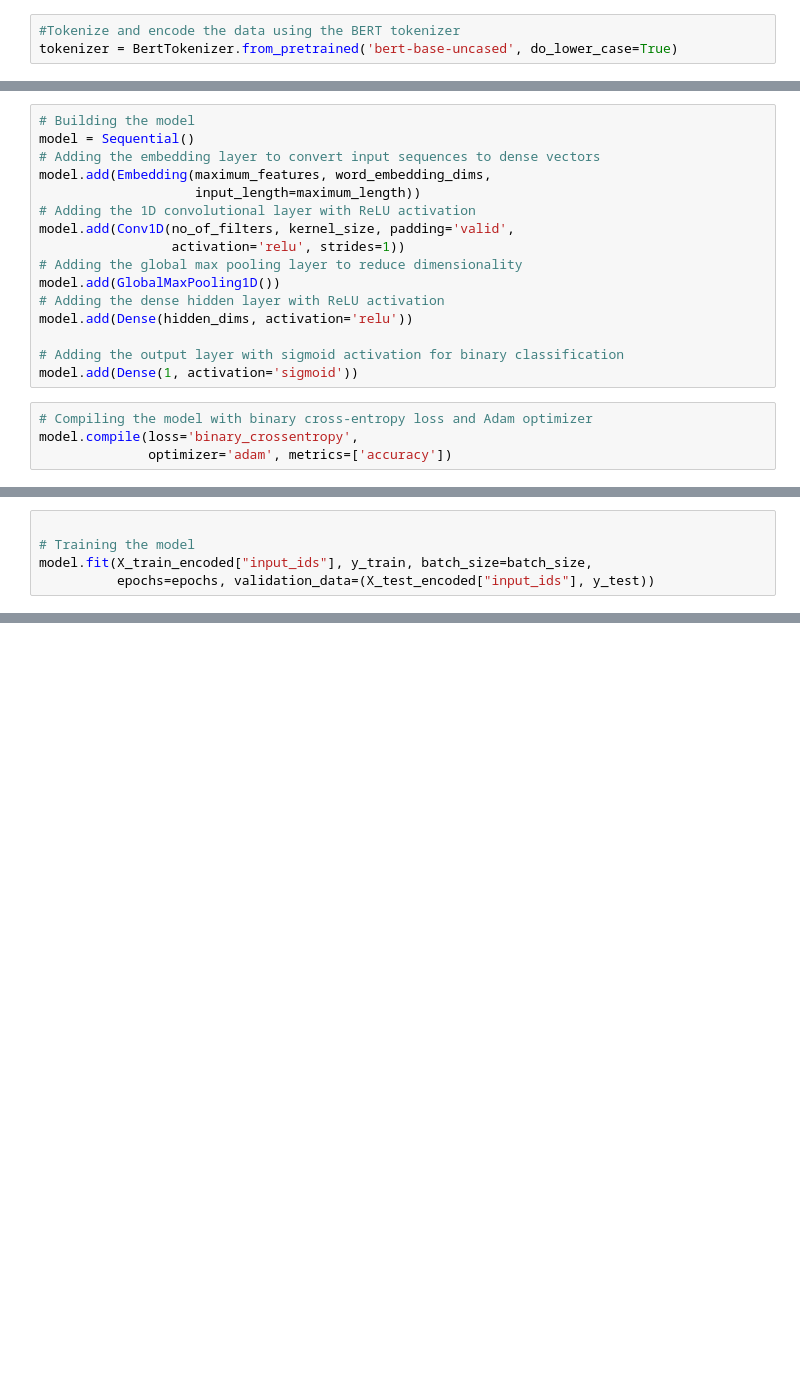
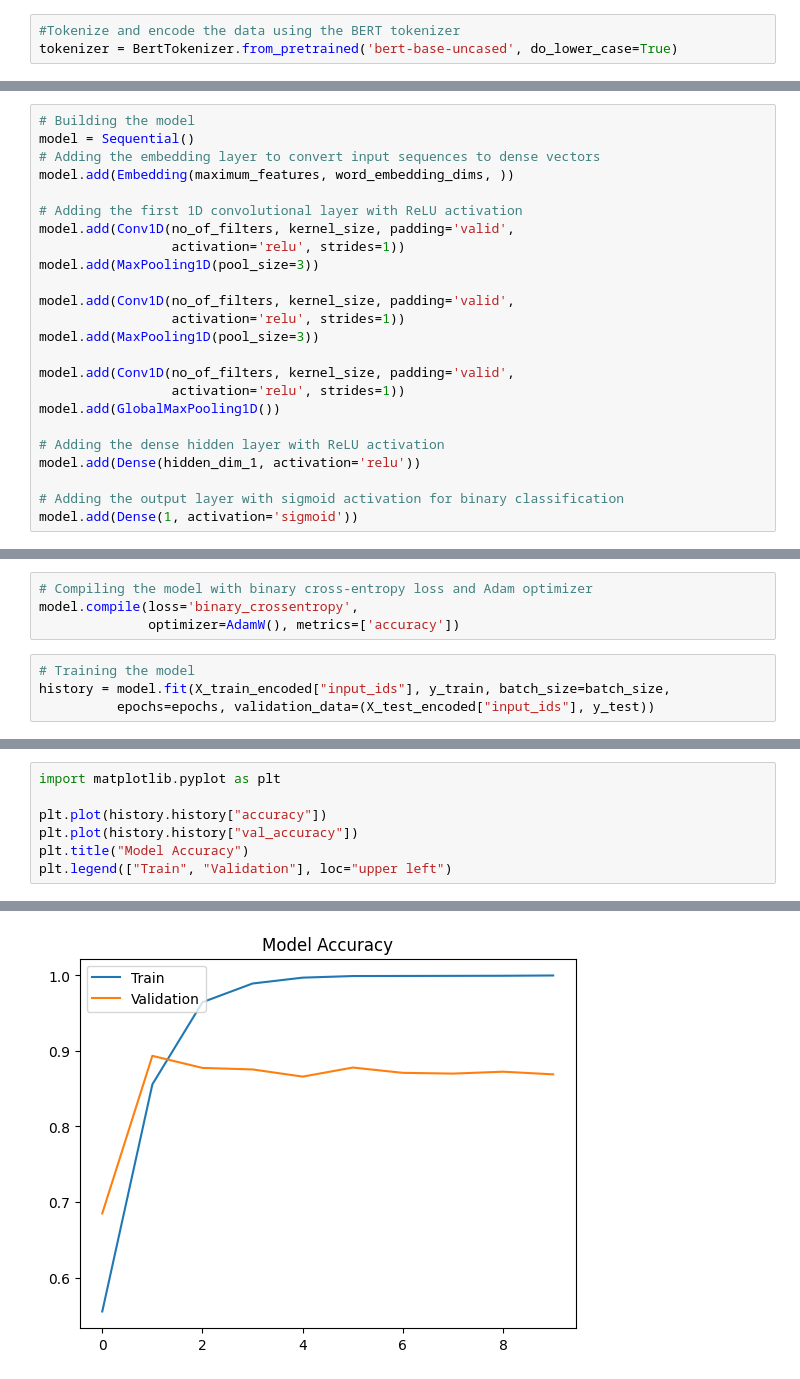
Before and after one commit to Mahasvan/MESA, a Jupyter notebook: cnn_train.ipynb, the cells around one changed output, grey strips where cells are left out. Cells and saved outputs as stored; diff of their text form; blank space fills up the shorter version.

Commit message:
train cnn model

```diff
--- a/cnn_train.ipynb
+++ b/cnn_train.ipynb
@@ -52,19 +62,23 @@ X_test_encoded = tokenizer.batch_encode_plus(
 # Building the model
 model = Sequential()
 # Adding the embedding layer to convert input sequences to dense vectors
-model.add(Embedding(maximum_features, word_embedding_dims,
-                    input_length=maximum_length))
-# Adding the 1D convolutional layer with ReLU activation
+model.add(Embedding(maximum_features, word_embedding_dims, ))
+
+# Adding the first 1D convolutional layer with ReLU activation
 model.add(Conv1D(no_of_filters, kernel_size, padding='valid',
                  activation='relu', strides=1))
-# Adding the global max pooling layer to reduce dimensionality
+model.add(MaxPooling1D(pool_size=3))
+
+model.add(Conv1D(no_of_filters, kernel_size, padding='valid',
+                 activation='relu', strides=1))
+model.add(MaxPooling1D(pool_size=3))
+
+model.add(Conv1D(no_of_filters, kernel_size, padding='valid',
+                 activation='relu', strides=1))
 model.add(GlobalMaxPooling1D())
+
 # Adding the dense hidden layer with ReLU activation
-model.add(Dense(hidden_dims, activation='relu'))
+model.add(Dense(hidden_dim_1, activation='relu'))
 
 # Adding the output layer with sigmoid activation for binary classification
 model.add(Dense(1, activation='sigmoid'))
-# %%
-# Compiling the model with binary cross-entropy loss and Adam optimizer
-model.compile(loss='binary_crossentropy',
-              optimizer='adam', metrics=['accuracy'])
@@ -71,7 +87,10 @@ model.compile(loss='binary_crossentropy',
+# %%
+# Compiling the model with binary cross-entropy loss and Adam optimizer
+model.compile(loss='binary_crossentropy',
+              optimizer=AdamW(), metrics=['accuracy'])
 # %%
-
 # Training the model
-model.fit(X_train_encoded["input_ids"], y_train, batch_size=batch_size,
+history = model.fit(X_train_encoded["input_ids"], y_train, batch_size=batch_size,
           epochs=epochs, validation_data=(X_test_encoded["input_ids"], y_test))
 # %% [output]
 Epoch 1/10
@@ -134,0 +177,8 @@ weighted avg       0.84      0.83      0.83       200
+# %%
+import matplotlib.pyplot as plt
+
+plt.plot(history.history["accuracy"])
+plt.plot(history.history["val_accuracy"])
+plt.title("Model Accuracy")
+plt.legend(["Train", "Validation"], loc="upper left")
+# %% [output]
@@ -134,0 +186 @@ weighted avg       0.84      0.83      0.83       200
+[figure, added]
```
Also changed, not shown: parts of 17 cells of this notebook, 3 other files.
